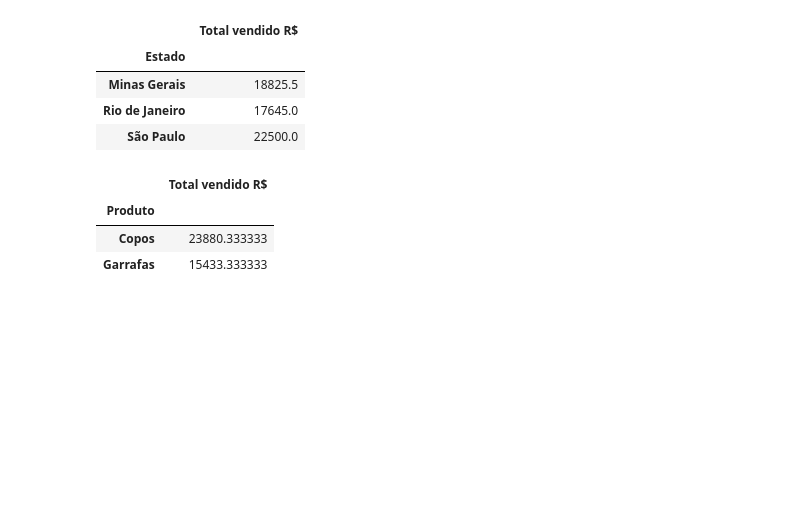
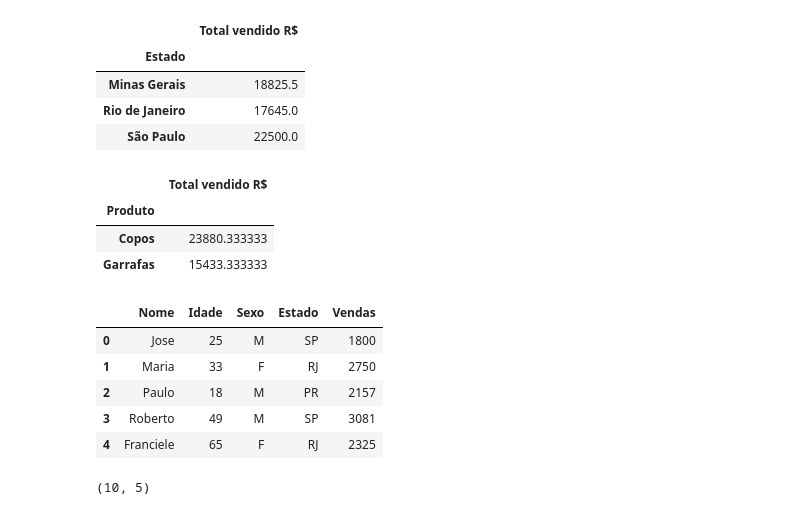
Before and after one commit to FGalvao77/others-knowledge-in-python-for-data-science, a Jupyter notebook: Uso_do_group_by.ipynb, the cells around one changed output. Drawn from its saved outputs; the diff is of its cells as text; code cells hidden in the pictures; blank space fills up the shorter version.

```diff
--- a/Uso_do_group_by.ipynb
+++ b/Uso_do_group_by.ipynb
@@ -196,0 +216,16 @@ by_produto.mean()
+# %%
+# através do dicionário de lista criando um dataframe
+df_vendedores = pd.DataFrame(dados)
+df_vendedores.head()
+# %% [output]
+|  | Nome | Idade | Sexo | Estado | Vendas |
+| 0 | Jose | 25 | M | SP | 1800 |
+| 1 | Maria | 33 | F | RJ | 2750 |
+| 2 | Paulo | 18 | M | PR | 2157 |
+| 3 | Roberto | 49 | M | SP | 3081 |
+| 4 | Franciele | 65 | F | RJ | 2325 |
+# %%
+# dimensão do dataframe
+df_vendedores.shape
+# %% [output]
+(10, 5)
```
Also changed, not shown: parts of 13 cells of this notebook.
